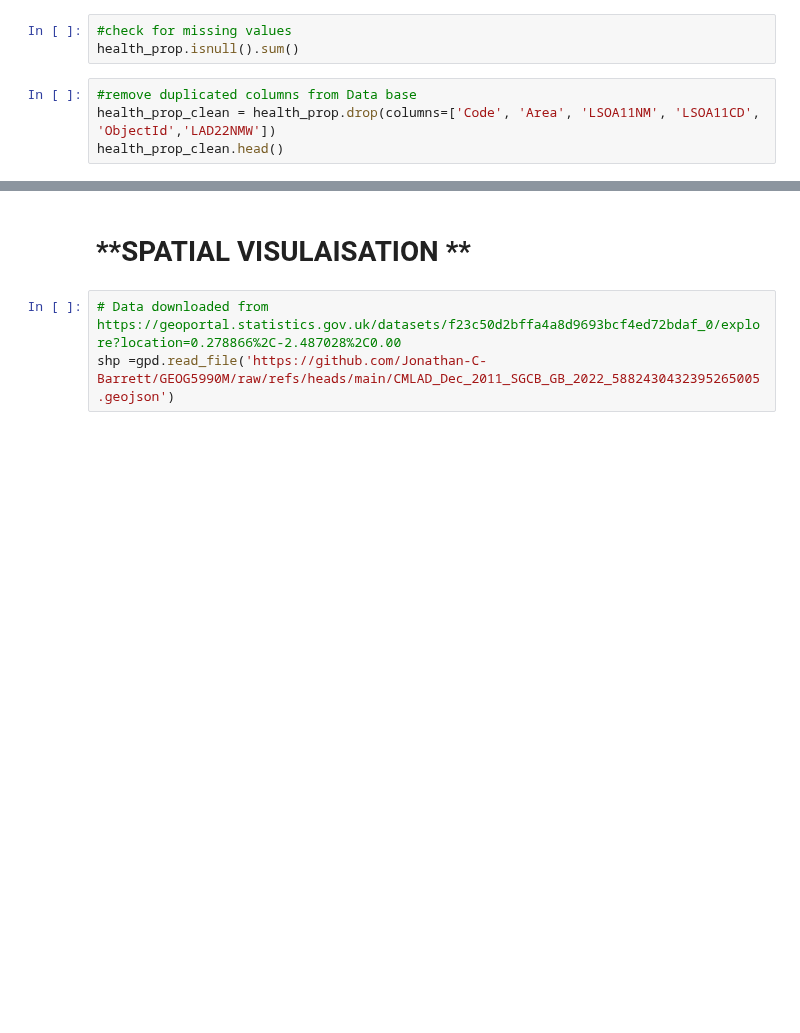
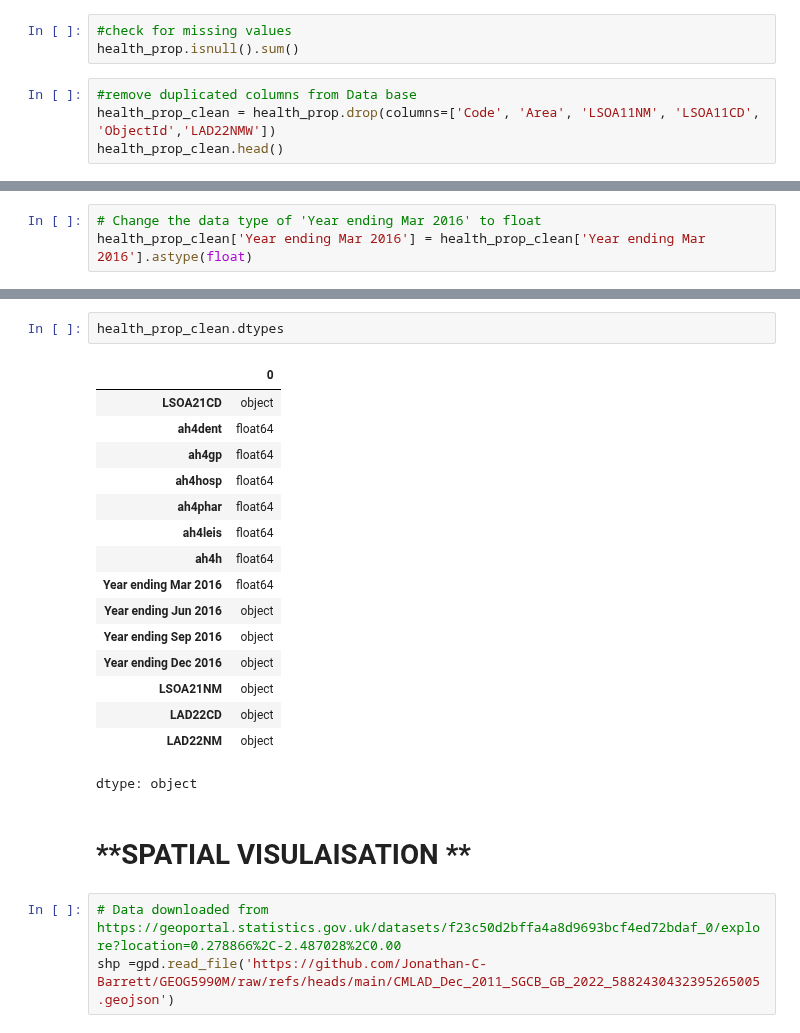
Before and after one commit to Jonathan-C-Barrett/GEOG5990M, a Jupyter notebook: GEOG5003M_Final_Project_template.ipynb, the cells around one changed output, grey strips where cells are left out. Cells and saved outputs as stored; diff of their text form; blank space fills up the shorter version.

```diff
--- a/GEOG5003M_Final_Project_template.ipynb
+++ b/GEOG5003M_Final_Project_template.ipynb
@@ -128,0 +157,3 @@ health_prop_clean.head()
+# %%
+# Change the data type of 'Year ending Mar 2016' to float
+health_prop_clean['Year ending Mar 2016'] = health_prop_clean['Year ending Mar 2016'].astype(float)
@@ -129,3 +164,22 @@ health_prop_clean.head()
+# %%
+health_prop_clean.dtypes
+# %% [output]
+|  | 0 |
+| LSOA21CD | object |
+| ah4dent | float64 |
+| ah4gp | float64 |
+| ah4hosp | float64 |
+| ah4phar | float64 |
+| ah4leis | float64 |
+| ah4h | float64 |
+| Year ending Mar 2016 | float64 |
+| Year ending Jun 2016 | object |
+| Year ending Sep 2016 | object |
+| Year ending Dec 2016 | object |
+| LSOA21NM | object |
+| LAD22CD | object |
+| LAD22NM | object |
+dtype: object
 # %% [markdown]
 # **SPATIAL VISULAISATION **
 # %%
```
Also changed, not shown: parts of 6 cells of this notebook.
